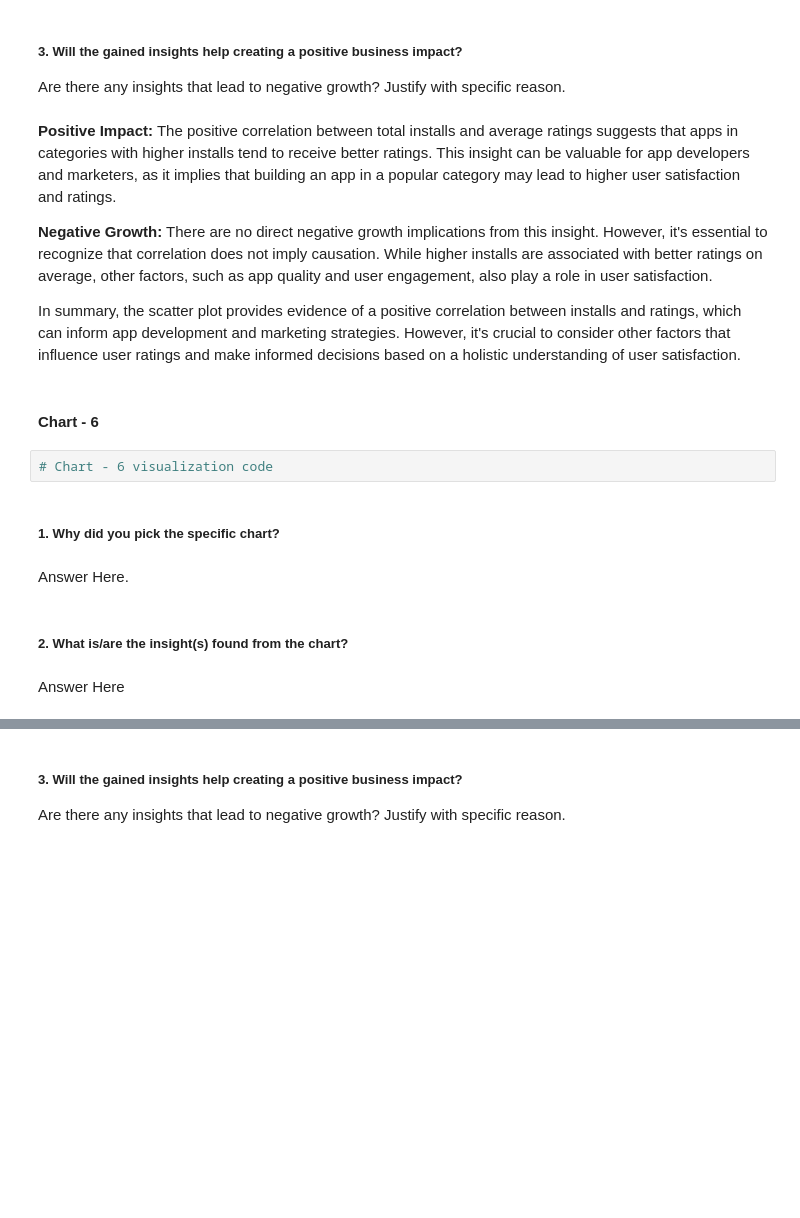
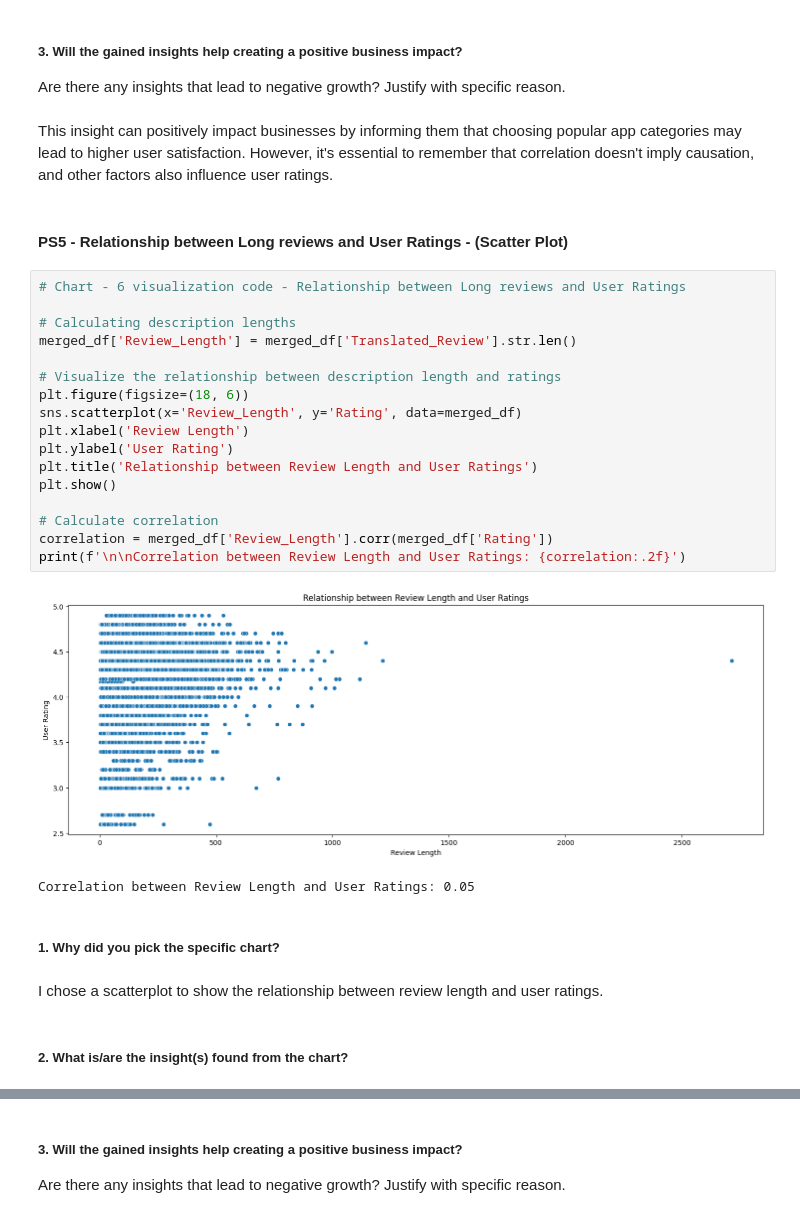
Before and after one commit to Himanshu-Bytes/Play-Store-App-Review-Analysis, a Jupyter notebook: Play_Store_App_Review_Analysis_EDA_Project.ipynb, the cells around one changed output, grey strips where cells are left out. Cells and saved outputs as stored; diff of their text form; blank space fills up the shorter version.

```diff
--- a/Play_Store_App_Review_Analysis_EDA_Project.ipynb
+++ b/Play_Store_App_Review_Analysis_EDA_Project.ipynb
@@ -644,21 +576,33 @@ plt.show()
 # %% [markdown]
 ##### 3. Will the gained insights help creating a positive business impact?
 Are there any insights that lead to negative growth? Justify with specific reason.
-# %% [markdown]
-**Positive Impact:** The positive correlation between total installs and average ratings suggests that apps in categories with higher installs tend to receive better ratings. This insight can be valuable for app developers and marketers, as it implies that building an app in a popular category may lead to higher user satisfaction and ratings.
-
-**Negative Growth:** There are no direct negative growth implications from this insight. However, it's essential to recognize that correlation does not imply causation. While higher installs are associated with better ratings on average, other factors, such as app quality and user engagement, also play a role in user satisfaction.
-
-In summary, the scatter plot provides evidence of a positive correlation between installs and ratings, which can inform app development and marketing strategies. However, it's crucial to consider other factors that influence user ratings and make informed decisions based on a holistic understanding of user satisfaction.
-# %% [markdown]
-#### Chart - 6
-# %%
-# Chart - 6 visualization code
+# %% [markdown]
+This insight can positively impact businesses by informing them that choosing popular app categories may lead to higher user satisfaction. However, it's essential to remember that correlation doesn't imply causation, and other factors also influence user ratings.
+# %% [markdown]
+#### PS5 - Relationship between Long reviews and User Ratings - (Scatter Plot)
+# %%
+# Chart - 6 visualization code - Relationship between Long reviews and User Ratings
+
+# Calculating description lengths
+merged_df['Review_Length'] = merged_df['Translated_Review'].str.len()
+
+# Visualize the relationship between description length and ratings
+plt.figure(figsize=(18, 6))
+sns.scatterplot(x='Review_Length', y='Rating', data=merged_df)
+plt.xlabel('Review Length')
+plt.ylabel('User Rating')
+plt.title('Relationship between Review Length and User Ratings')
+plt.show()
+
+# Calculate correlation
+correlation = merged_df['Review_Length'].corr(merged_df['Rating'])
+print(f'\n\nCorrelation between Review Length and User Ratings: {correlation:.2f}')
+# %% [output]
+[figure, added]
+Correlation between Review Length and User Ratings: 0.05
 # %% [markdown]
 ##### 1. Why did you pick the specific chart?
-# %% [markdown]
-Answer Here.
+# %% [markdown]
+I chose a scatterplot to show the relationship between review length and user ratings.
 # %% [markdown]
 ##### 2. What is/are the insight(s) found from the chart?
-# %% [markdown]
-Answer Here
```
Also changed, not shown: parts of 42 cells of this notebook.
